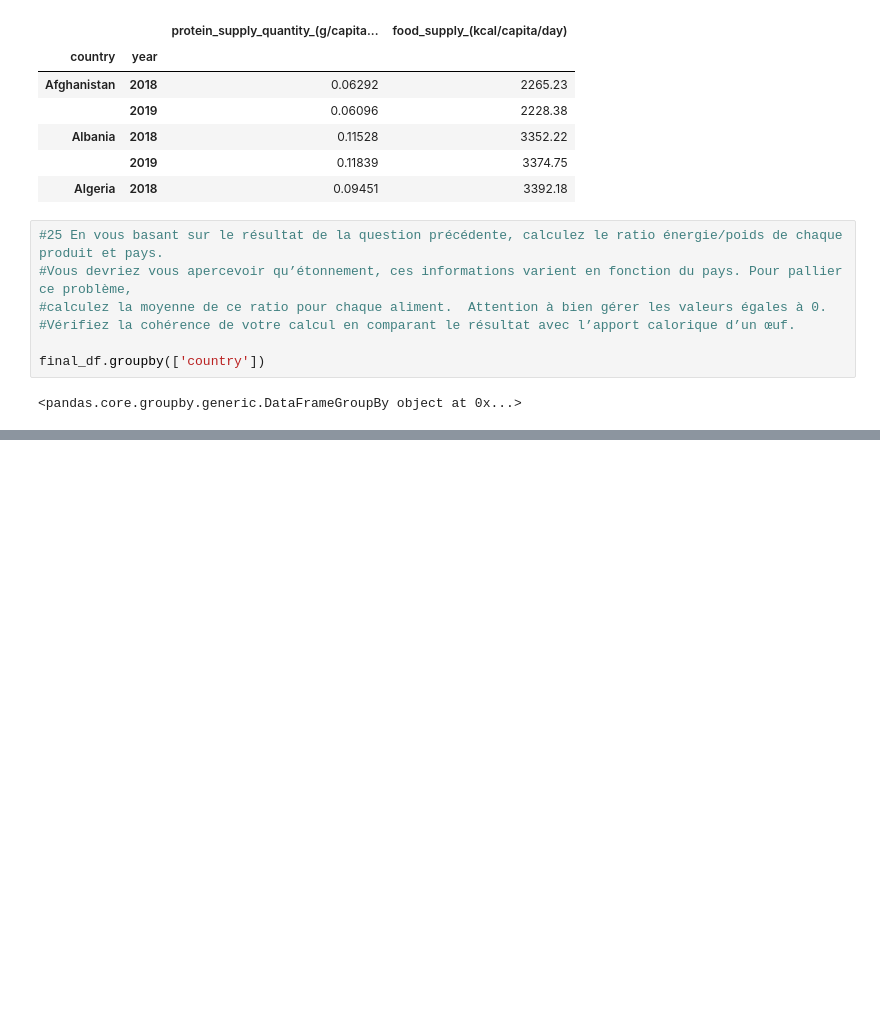
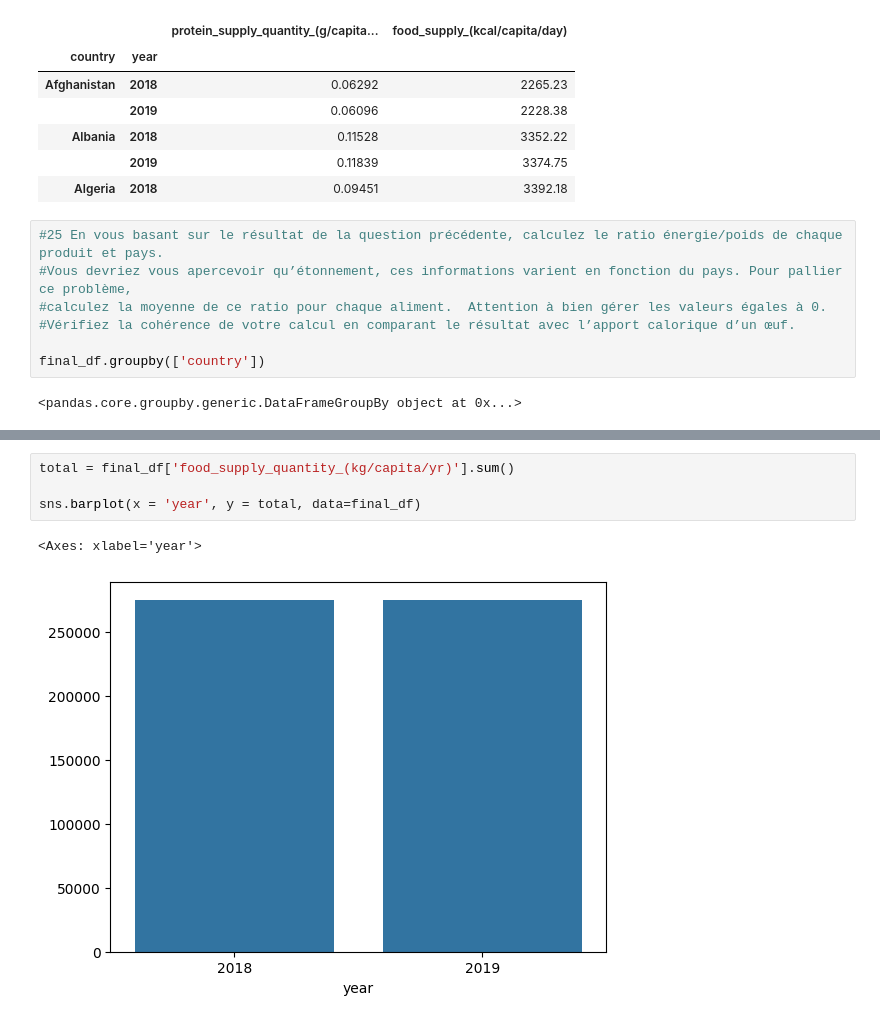
Before and after one commit to t7bo/projet-brief-pandas, a Jupyter notebook: deb.ipynb, the cells around one changed output, grey strips where cells are left out. Saved outputs shown, nothing was run; the diff lists cells and outputs as text; blank space fills up the shorter version.

```diff
--- a/deb.ipynb
+++ b/deb.ipynb
@@ -668,0 +725,7 @@ final_df.groupby(['country'])
+# %%
+total = final_df['food_supply_quantity_(kg/capita/yr)'].sum()
+
+sns.barplot(x = 'year', y = total, data=final_df)
+# %% [output]
+<Axes: xlabel='year'>
+[figure, added]
```
Also changed, not shown: parts of 4 cells of this notebook.
